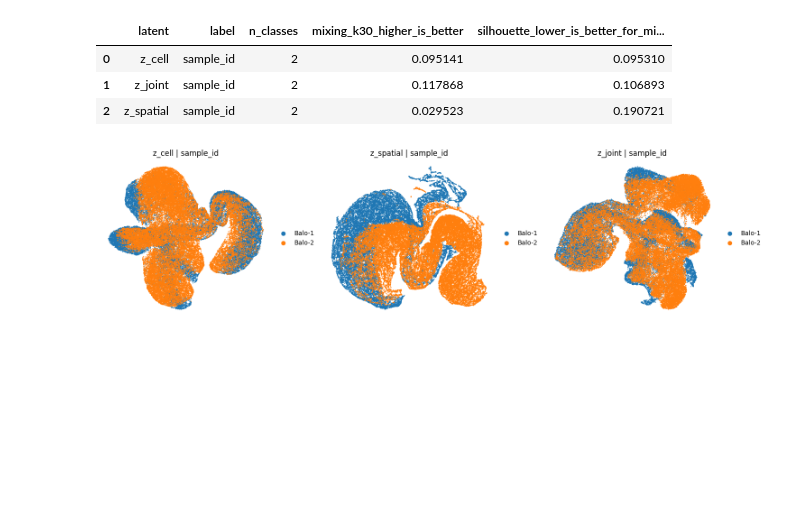
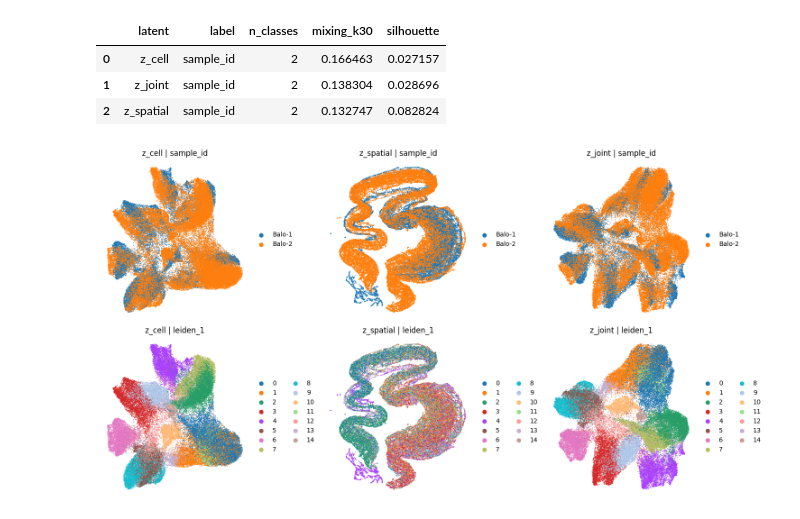
Before and after one commit to christoffermattssonlangseth/NAVI, a Jupyter notebook: notebooks/navi-custom-h5ad.ipynb, the cells around one changed output. Cells and saved outputs as stored; diff of their text form; code cells hidden in the pictures; blank space fills up the shorter version.

```diff
--- a/notebooks/navi-custom-h5ad.ipynb
+++ b/notebooks/navi-custom-h5ad.ipynb
@@ -214,11 +247,7 @@ Stored UMAP keys: ['X_umap_z_cell', 'X_umap_z_spatial', 'X_umap_z_joint']
 # %%
-# Quantify mixing/separation in each latent space
 def knn_mixing_score(embedding: np.ndarray, labels: np.ndarray, k: int = 30) -> float:
     k_eff = min(k, embedding.shape[0] - 1)
-    if k_eff < 1:
-        return float("nan")
-    nn = NearestNeighbors(n_neighbors=k_eff + 1, metric="euclidean")
-    nn.fit(embedding)
+    nn = NearestNeighbors(n_neighbors=k_eff + 1, metric="euclidean").fit(embedding)
     neigh_idx = nn.kneighbors(return_distance=False)[:, 1:]
     return float((labels[neigh_idx] != labels[:, None]).mean())
 
@@ -226,60 +255,46 @@ label_columns = [c for c in ["sample_id", "condition", "timepoint"] if c in adat
 rng = np.random.default_rng(SEED)
 metrics_rows = []
 
-for latent_name, obsm_key in latent_map.items():
-    embedding = np.asarray(adata.obsm[obsm_key], dtype=np.float32)
-    for label_col in label_columns:
-        labels = adata.obs[label_col].astype(str).to_numpy()
+for name, obsm_key in latent_map.items():
+    emb = np.asarray(adata.obsm[obsm_key], dtype=np.float32)
+    for col in label_columns:
+        labels = adata.obs[col].astype(str).to_numpy()
         n_unique = np.unique(labels).size
+        n_eval = min(10000, emb.shape[0])
+        eval_idx = rng.choice(emb.shape[0], size=n_eval, replace=False)
         row = {
-            "latent": latent_name,
-            "label": label_col,
-            "n_classes": int(n_unique),
-            "mixing_k30_higher_is_better": knn_mixing_score(embedding, labels, k=30),
-            "silhouette_lower_is_better_for_mixing": np.nan,
+            "latent"  : name,
+            "label"   : col,
+            "n_classes": n_unique,
+            "mixing_k30": knn_mixing_score(emb, labels, k=30),
+            "silhouette": float(silhouette_score(emb[eval_idx], labels[eval_idx])) if n_unique > 1 else np.nan,
         }
-        if n_unique > 1:
-            n_eval = min(10000, embedding.shape[0])
-            eval_idx = rng.choice(embedding.shape[0], size=n_eval, replace=False)
-            row["silhouette_lower_is_better_for_mixing"] = float(
-                silhouette_score(embedding[eval_idx], labels[eval_idx], metric="euclidean")
-            )
         metrics_rows.append(row)
 
 metrics_df = pd.DataFrame(metrics_rows).sort_values(["label", "latent"]).reset_index(drop=True)
 metrics_df
 # %% [output]
-|  | latent | label | n_classes | mixing_k30_higher_is_better | silhouette_lower_is_better_for_mi... |
-| 0 | z_cell | sample_id | 2 | 0.095141 | 0.095310 |
-| 1 | z_joint | sample_id | 2 | 0.117868 | 0.106893 |
-| 2 | z_spatial | sample_id | 2 | 0.029523 | 0.190721 |
+|  | latent | label | n_classes | mixing_k30 | silhouette |
+| 0 | z_cell | sample_id | 2 | 0.166463 | 0.027157 |
+| 1 | z_joint | sample_id | 2 | 0.138304 | 0.028696 |
+| 2 | z_spatial | sample_id | 2 | 0.132747 | 0.082824 |
 # %%
-# Visualize UMAPs colored by sample/condition/timepoint (if present)
-plot_labels = [c for c in ["sample_id", "condition", "timepoint"] if c in adata.obs.columns]
-if not plot_labels:
-    plot_labels = ["sample_id"]
+color_by = label_columns + ["leiden_1"]
+color_by = [c for c in color_by if c in adata.obs.columns]
 
-bases = [(name, f"umap_{name}") for name in latent_map]
 fig, axes = plt.subplots(
-    nrows=len(plot_labels),
-    ncols=len(bases),
-    figsize=(5 * len(bases), 4 * len(plot_labels)),
+    nrows=len(color_by),
+    ncols=len(latent_map),
+    figsize=(5 * len(latent_map), 4 * len(color_by)),
     squeeze=False,
 )
-
-for r, color in enumerate(plot_labels):
-    for c, (latent_name, basis) in enumerate(bases):
-        ax = axes[r, c]
-        sc.pl.embedding(
-            adata,
-            basis=basis,
-            color=color,
-            ax=ax,
-            show=False,
-            frameon=False,
-            title=f"{latent_name} | {color}",
-            size=8,
-        )
+for r, color in enumerate(color_by):
+    for c, (name, _) in enumerate(latent_map.items()):
+        sc.pl.embedding(adata, basis=f"umap_{name}", color=color,
+                        ax=axes[r, c], show=False, frameon=False,
+                        title=f"{name} | {color}", size=6)
 plt.tight_layout()
+plt.savefig(OUT_DIR / "umap-overview.png", dpi=120, bbox_inches="tight")
+plt.show()
 # %% [output]
-[figure, old version]
+[figure, new version]
```
Also changed, not shown: parts of 39 cells of this notebook, 1 other file.
